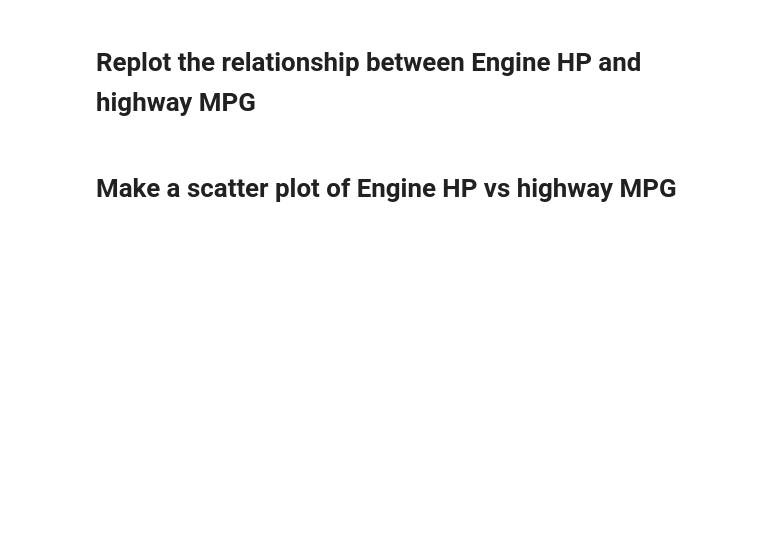
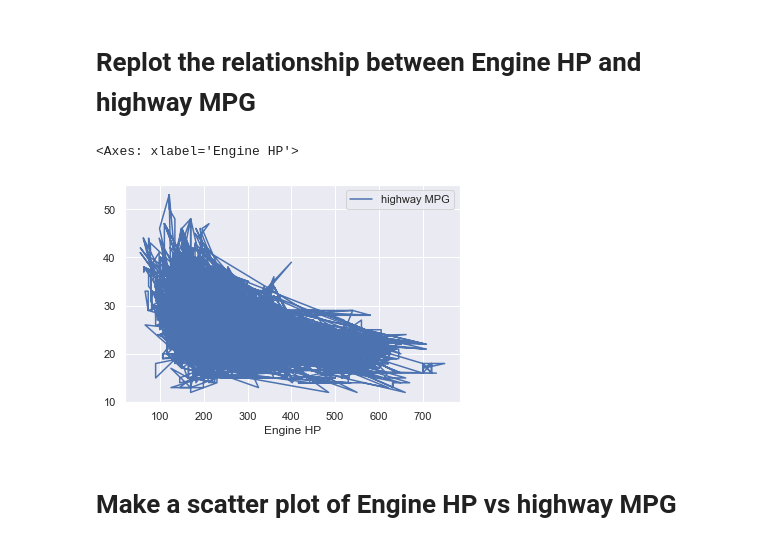
Before and after one commit to KevinDsouza03/my-fork-2023-fall-data-science-fridays, a Jupyter notebook: Week-02-Data-Viz-EDA/Exercise-KD.ipynb, the cells around one changed output. Saved outputs shown, nothing was run; the diff lists cells and outputs as text; code cells hidden in the pictures; blank space fills up the shorter version.

```diff
--- a/Week-02-Data-Viz-EDA/Exercise-KD.ipynb
+++ b/Week-02-Data-Viz-EDA/Exercise-KD.ipynb
@@ -193,10 +182,20 @@ select_condt = df['Year'] <= 2000
 # %%
 ### IF WE DIDN'T GET TO REMOVING OUTLIERS IN CLASS, THEN YOU CAN SKIP THIS SECTION
 # Remove any outliers from Engine HP and highway MPG
+# most lie within 0-75? Then up to 800 HP?
+select_cond1 = df['Engine HP']  < 800
+select_cond2 = df['highway MPG'] < 75
+
+df = df[select_cond1]
+df = df[select_cond2]
 # %% [markdown]
 # Replot the relationship between Engine HP and highway MPG
 # %%
 # Re-Plot the relationship between Engine HP and highway MPG
+df.plot(x='Engine HP', y='highway MPG' )
+# %% [output]
+<Axes: xlabel='Engine HP'>
+[figure, added]
 # %% [markdown]
 # Make a scatter plot of Engine HP vs highway MPG
 # %%
```
Also changed, not shown: parts of 13 cells of this notebook.
